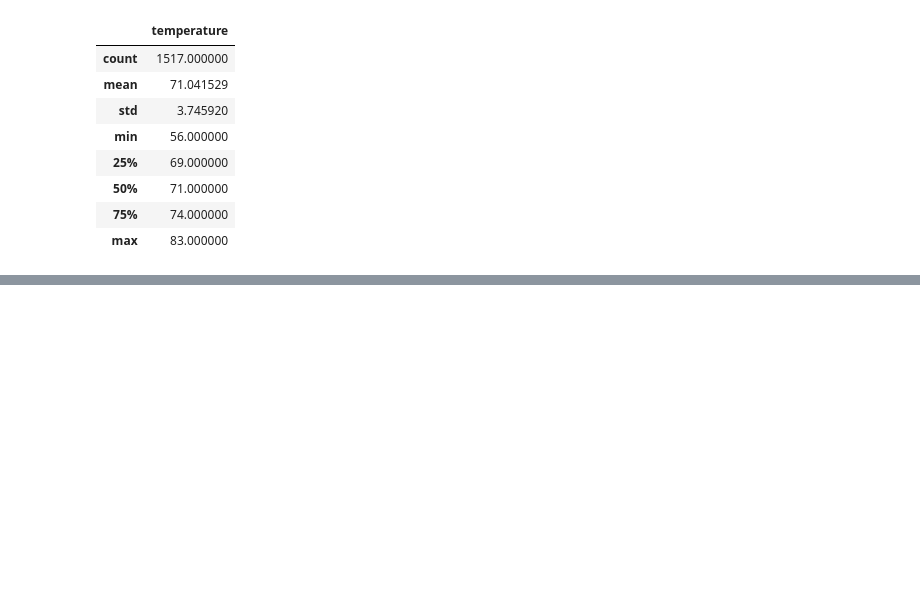
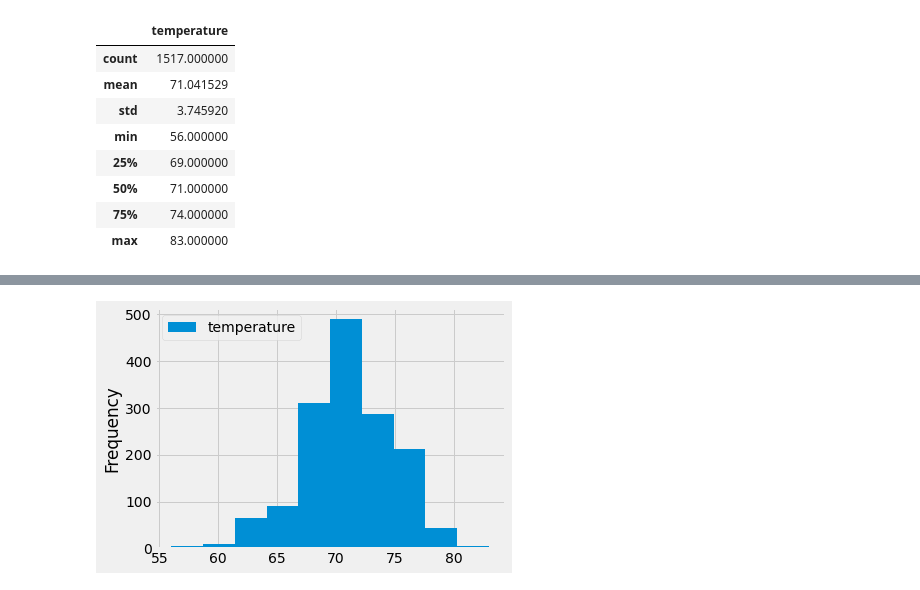
Before and after one commit to tjavaheripour/surfs_up, a Jupyter notebook: SurfsUp_Challenge.ipynb, the cells around one changed output, grey strips where cells are left out. Saved outputs shown, nothing was run; the diff lists cells and outputs as text; code cells hidden in the pictures; blank space fills up the shorter version.

```diff
--- a/SurfsUp_Challenge.ipynb
+++ b/SurfsUp_Challenge.ipynb
@@ -121,0 +133,6 @@ dec_temps_df.describe()
+# %%
+dec_temps_df.plot.hist(bins=10)
+
+plt.tight_layout()
+# %% [output]
+[figure, added]
```
Also changed, not shown: parts of 3 cells of this notebook.
